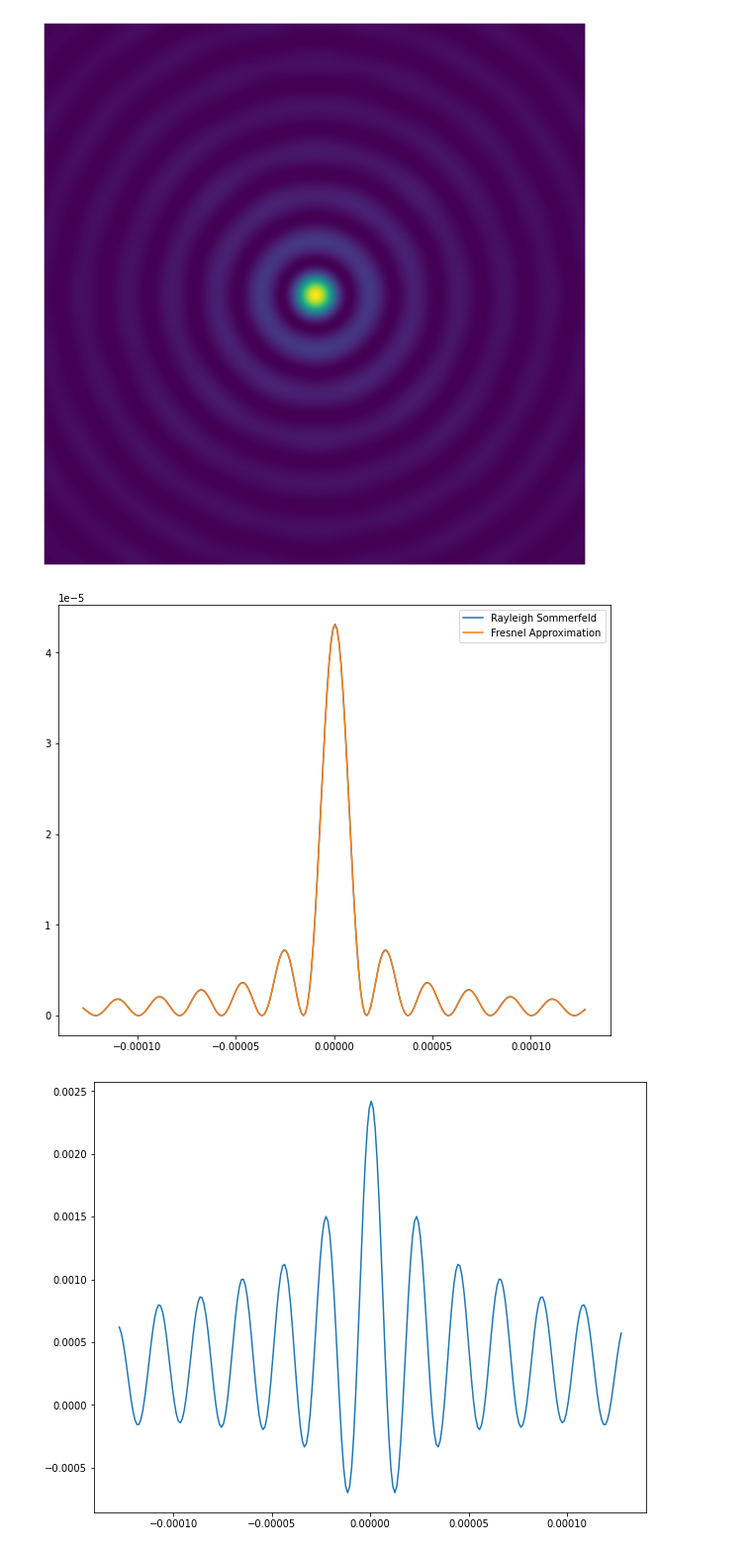
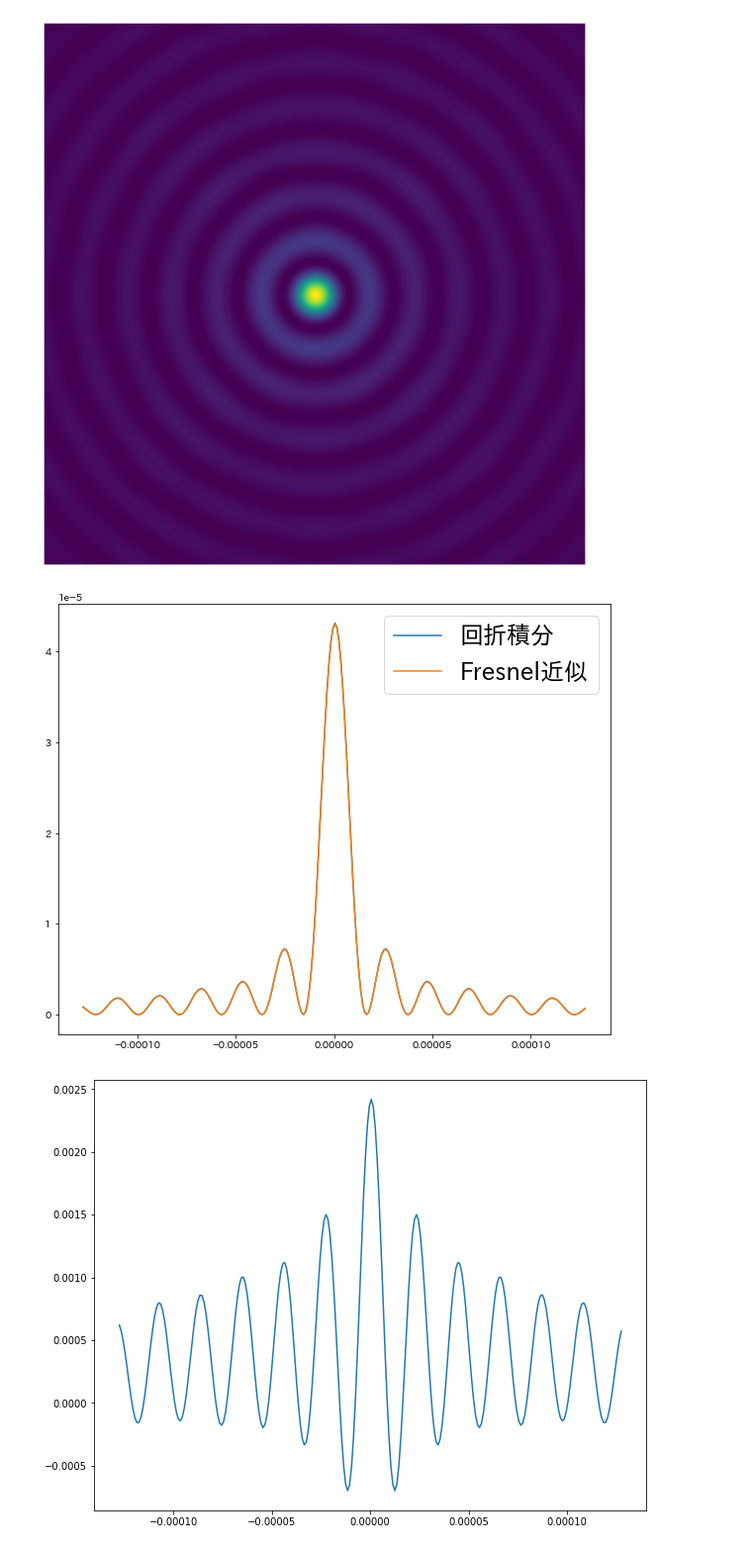
Before and after one commit to dieu-detruit/bachelor-thesis, a Jupyter notebook: illustration/chapter2/diffraction_comparison.ipynb, the cells around one changed output. Shown at 99% size. Cells and saved outputs as stored; diff of their text form; code cells hidden in the pictures.

```diff
--- a/illustration/chapter2/diffraction_comparison.ipynb
+++ b/illustration/chapter2/diffraction_comparison.ipynb
@@ -32,21 +32,26 @@ plt.imshow(intensity_fresnel[(N//2-K//2):(N//2+K//2), (N//2-K//2):(N//2+K//2)])
 [figure]
 [figure]
 # %%
+from matplotlib import rcParams
+
+rcParams['font.family'] = 'sans-serif'
+rcParams['font.sans-serif'] = ['Hiragino Maru Gothic Pro', 'Yu Gothic', 'Meirio', 'Takao', 'IPAexGothic', 'IPAPGothic', 'VL PGothic', 'Noto Sans CJK JP']
+
 focus_pixel = 1.0e-6
 focus_length = focus_pixel * N
 x = np.linspace(-0.5 * focus_length, 0.5 * focus_length, N)
 
 profile_sommerfeld = intensity_sommerfeld[N//2]
 profile_fresnel = intensity_fresnel[N//2]
 
 fig = plt.figure(figsize=(10, 8))
-plt.plot(x[(N//2-K//2):(N//2+K//2)], profile_sommerfeld[(N//2-K//2):(N//2+K//2)], label='Rayleigh Sommerfeld')
-plt.plot(x[(N//2-K//2):(N//2+K//2)], profile_fresnel[(N//2-K//2):(N//2+K//2)], label='Fresnel Approximation')
+plt.plot(x[(N//2-K//2):(N//2+K//2)], profile_sommerfeld[(N//2-K//2):(N//2+K//2)], label='回折積分')
+plt.plot(x[(N//2-K//2):(N//2+K//2)], profile_fresnel[(N//2-K//2):(N//2+K//2)], label='Fresnel近似')
 
-plt.legend()
+plt.legend(fontsize=24, loc='upper right')
 fig.savefig('../../thesis/chap2/figure/diffraction_comparison_profile.png')
 # %% [output]
-[figure, old version]
+[figure, new version]
 # %%
 fig = plt.figure(figsize=(10, 8))
 diff_normalized = (profile_sommerfeld - profile_fresnel) / np.max(profile_sommerfeld)
```
Also changed, not shown: parts of 1 cell of this notebook, 50 other files.
